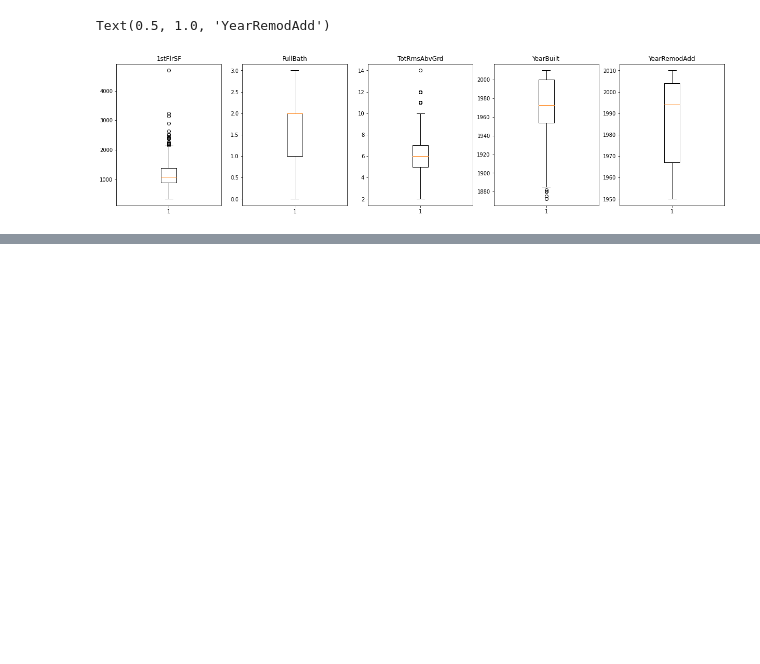
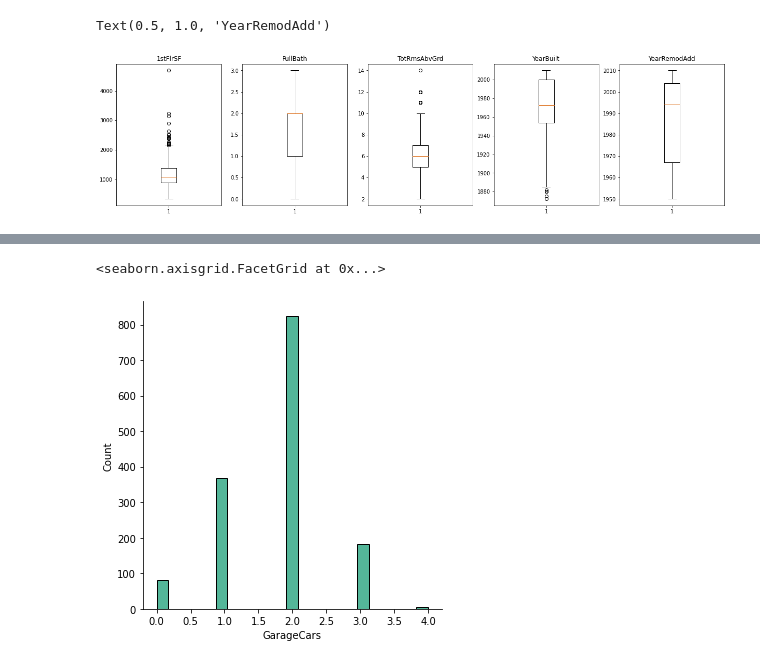
Before and after one commit to withoutCoffee/House_Prices, a Jupyter notebook: Projeto_ICD.ipynb, the cells around one changed output, grey strips where cells are left out. Cells and saved outputs as stored; diff of their text form; code cells hidden in the pictures; blank space fills up the shorter version.

```diff
--- a/Projeto_ICD.ipynb
+++ b/Projeto_ICD.ipynb
@@ -172,0 +216,5 @@ X_train['SalePrice'].plot.box()
+# %%
+sns.displot(X_train, x="GarageCars")
+# %% [output]
+<seaborn.axisgrid.FacetGrid at 0x...>
+[figure, added]
```
Also changed, not shown: parts of 10 cells of this notebook.
